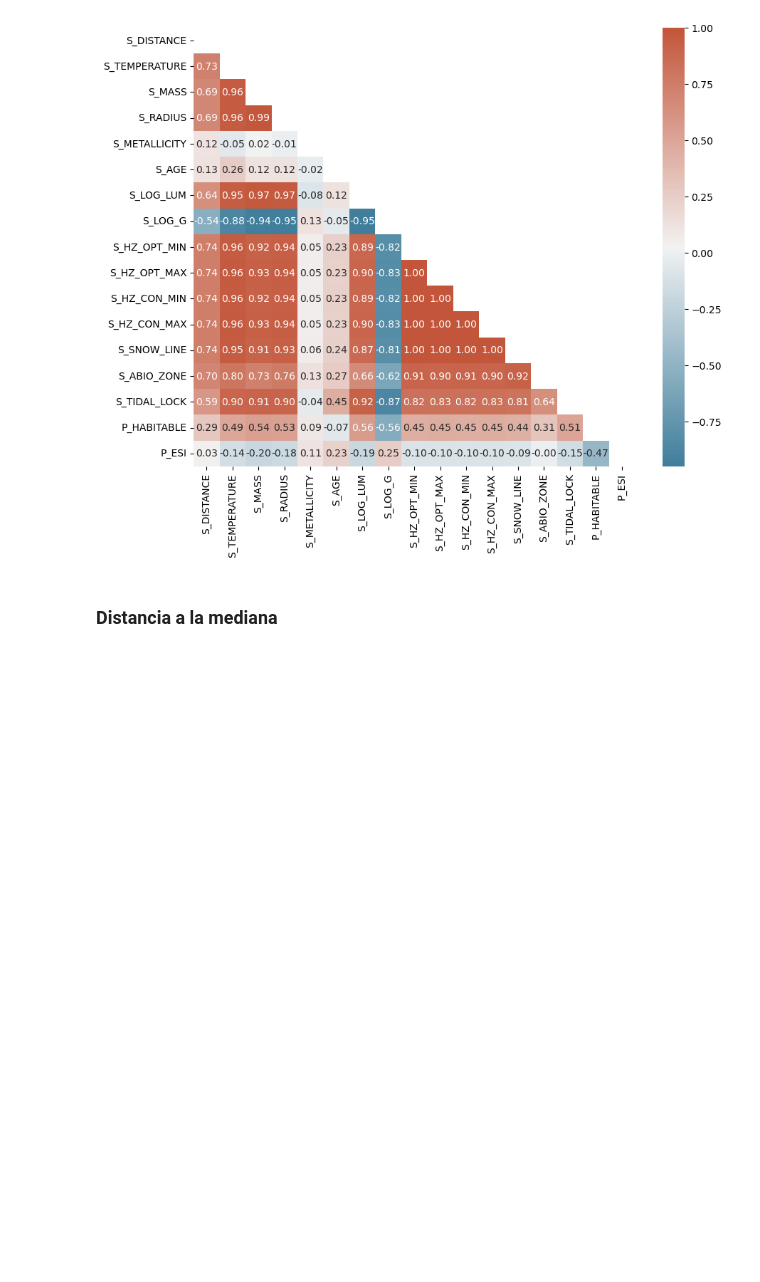
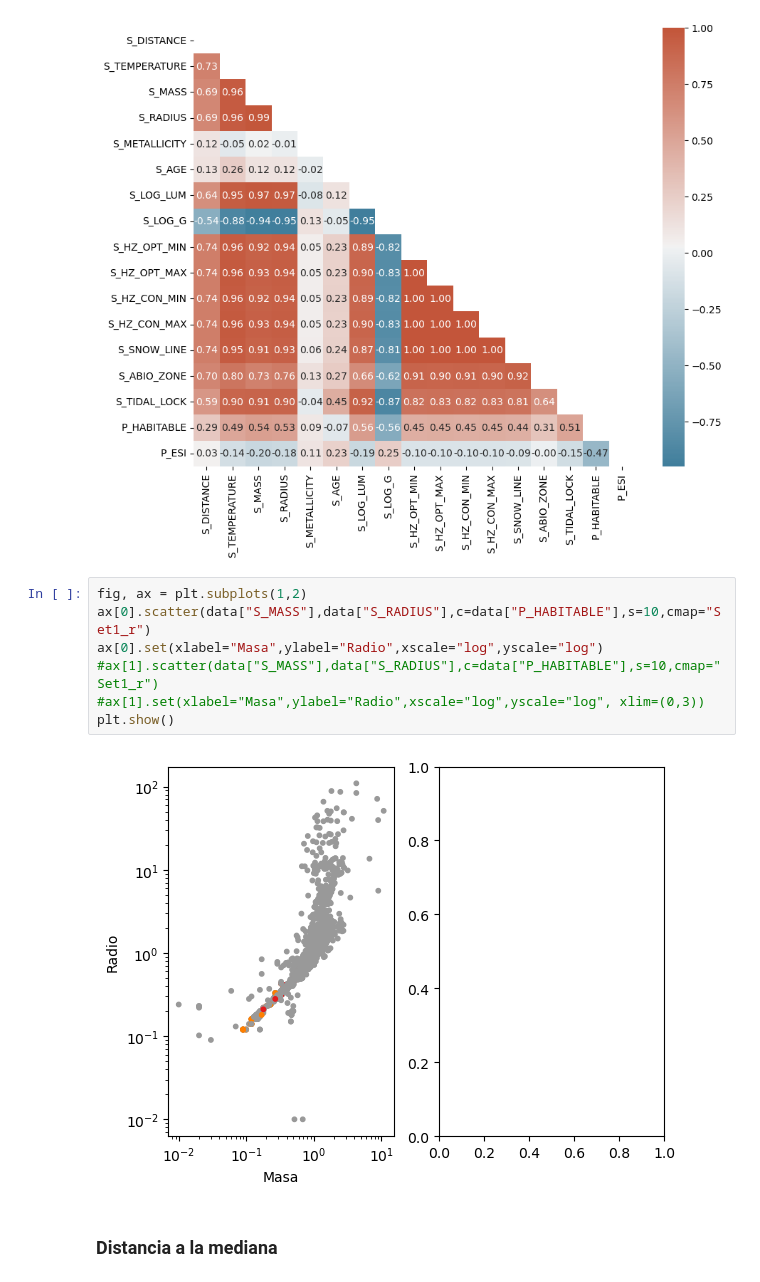
Before and after one commit to sphxisnot/Big-Data-2026, a Jupyter notebook: Hackaton_planetas_grupo_3.ipynb, the cells around one changed output. Drawn from its saved outputs; the diff is of its cells as text; blank space fills up the shorter version.

```diff
--- a/Hackaton_planetas_grupo_3.ipynb
+++ b/Hackaton_planetas_grupo_3.ipynb
@@ -94,6 +94,15 @@ sns.heatmap(corrs_hab, mask=mask, ax=aa, annot=True, fmt=".2f",cmap=cmap)
 plt.show()
 # %% [output]
 [figure]
+# %%
+fig, ax = plt.subplots(1,2)
+ax[0].scatter(data["S_MASS"],data["S_RADIUS"],c=data["P_HABITABLE"],s=10,cmap="Set1_r")
+ax[0].set(xlabel="Masa",ylabel="Radio",xscale="log",yscale="log")
+#ax[1].scatter(data["S_MASS"],data["S_RADIUS"],c=data["P_HABITABLE"],s=10,cmap="Set1_r")
+#ax[1].set(xlabel="Masa",ylabel="Radio",xscale="log",yscale="log", xlim=(0,3))
+plt.show()
+# %% [output]
+[figure, added]
 # %% [markdown]
 ### Distancia a la mediana
 # %%
```
